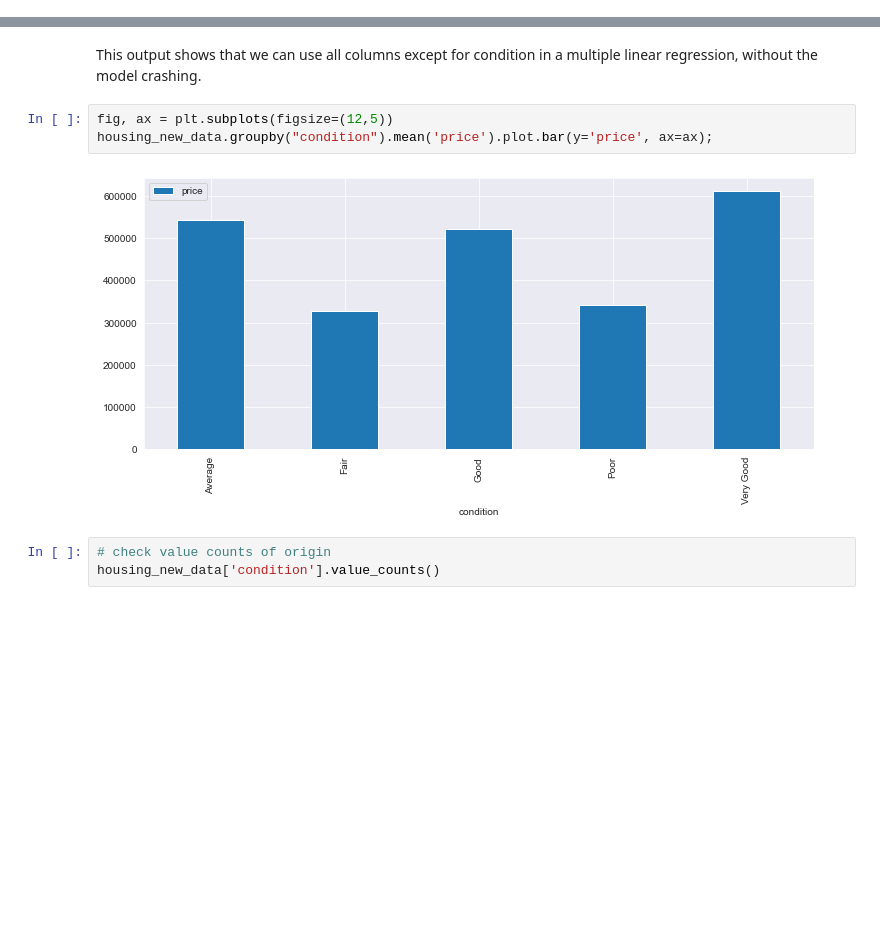
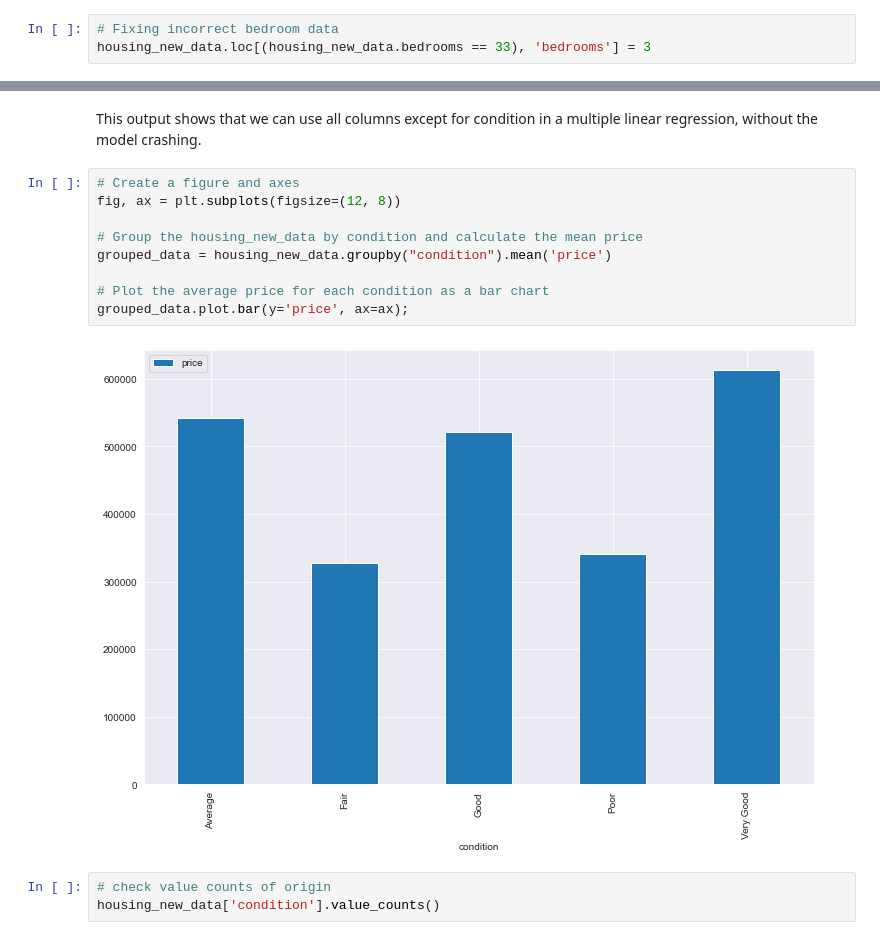
Before and after one commit to Lucy-Munge/dsc-phase-2-project-v2-3, a Jupyter notebook: student.ipynb, the cells around one changed output, grey strips where cells are left out. Saved outputs shown, nothing was run; the diff lists cells and outputs as text; blank space fills up the shorter version.

```diff
--- a/student.ipynb
+++ b/student.ipynb
@@ -314,0 +319,3 @@ From the boxplots above, bedrooms, bathrooms and sqft_living have outliers but t
+# %%
+# Fixing incorrect bedroom data
+housing_new_data.loc[(housing_new_data.bedrooms == 33), 'bedrooms'] = 3
@@ -352,10 +373,16 @@ memory usage: 1012.5+ KB
 # %% [markdown]
 This output shows that we can use all columns except for condition in a multiple linear regression, without the model crashing.
 # %%
-fig, ax = plt.subplots(figsize=(12,5))
-housing_new_data.groupby("condition").mean('price').plot.bar(y='price', ax=ax);
+# Create a figure and axes
+fig, ax = plt.subplots(figsize=(12, 8))
+
+# Group the housing_new_data by condition and calculate the mean price
+grouped_data = housing_new_data.groupby("condition").mean('price')
+
+# Plot the average price for each condition as a bar chart
+grouped_data.plot.bar(y='price', ax=ax);
 # %% [output]
-[figure, old version]
+[figure, new version]
 # %%
 # check value counts of origin
 housing_new_data['condition'].value_counts()
```
Also changed, not shown: parts of 44 cells of this notebook.
